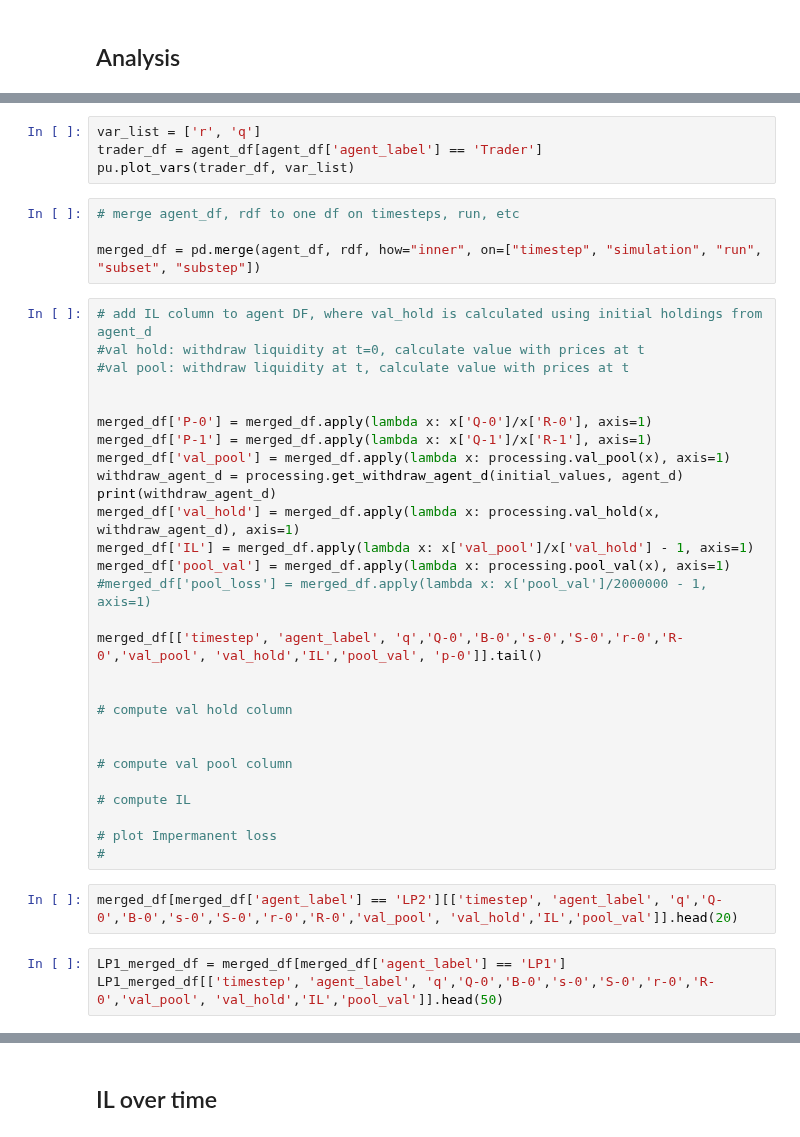
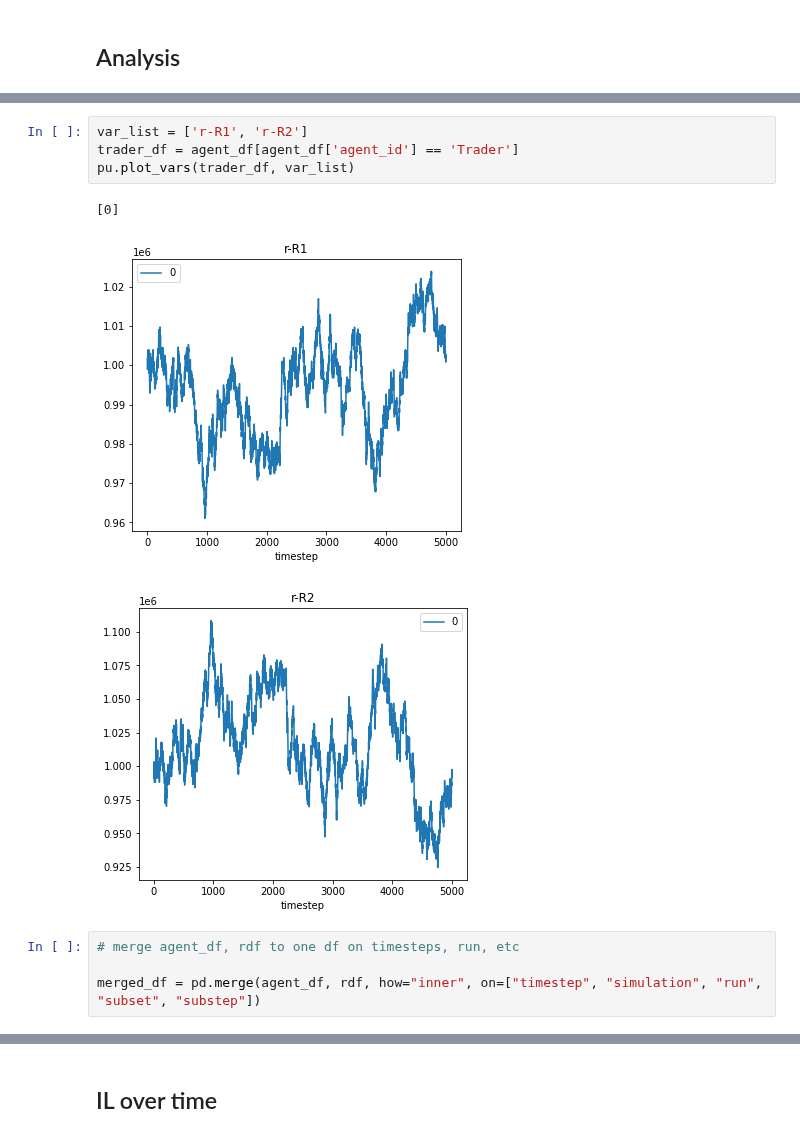
Before and after one commit to galacticcouncil/HydraDX-simulations, a Jupyter notebook: hydradx/TestIL.ipynb, the cells around one changed output, grey strips where cells are left out. Drawn from its saved outputs; the diff is of its cells as text.

```diff
--- a/hydradx/TestIL.ipynb
+++ b/hydradx/TestIL.ipynb
@@ -163,41 +156,12 @@ ValueError: num must be 1 <= num <= 3, not 4
 # %%
-var_list = ['r', 'q']
-trader_df = agent_df[agent_df['agent_label'] == 'Trader']
+var_list = ['r-R1', 'r-R2']
+trader_df = agent_df[agent_df['agent_id'] == 'Trader']
 pu.plot_vars(trader_df, var_list)
+# %% [output]
+[0]
+[figure, added]
+[figure, added]
 # %%
 # merge agent_df, rdf to one df on timesteps, run, etc
 
 merged_df = pd.merge(agent_df, rdf, how="inner", on=["timestep", "simulation", "run", "subset", "substep"])
-# %%
-# add IL column to agent DF, where val_hold is calculated using initial holdings from agent_d
-#val hold: withdraw liquidity at t=0, calculate value with prices at t
-#val pool: withdraw liquidity at t, calculate value with prices at t
-
-
-merged_df['P-0'] = merged_df.apply(lambda x: x['Q-0']/x['R-0'], axis=1)
-merged_df['P-1'] = merged_df.apply(lambda x: x['Q-1']/x['R-1'], axis=1)
-merged_df['val_pool'] = merged_df.apply(lambda x: processing.val_pool(x), axis=1)
-withdraw_agent_d = processing.get_withdraw_agent_d(initial_values, agent_d)
-print(withdraw_agent_d)
-merged_df['val_hold'] = merged_df.apply(lambda x: processing.val_hold(x, withdraw_agent_d), axis=1)
-merged_df['IL'] = merged_df.apply(lambda x: x['val_pool']/x['val_hold'] - 1, axis=1)
-merged_df['pool_val'] = merged_df.apply(lambda x: processing.pool_val(x), axis=1)
-#merged_df['pool_loss'] = merged_df.apply(lambda x: x['pool_val']/2000000 - 1, axis=1)
-
-merged_df[['timestep', 'agent_label', 'q','Q-0','B-0','s-0','S-0','r-0','R-0','val_pool', 'val_hold','IL','pool_val', 'p-0']].tail()
-
-
-# compute val hold column
-
-
-# compute val pool column
-
-# compute IL
-
-# plot Impermanent loss
-#
-# %%
-merged_df[merged_df['agent_label'] == 'LP2'][['timestep', 'agent_label', 'q','Q-0','B-0','s-0','S-0','r-0','R-0','val_pool', 'val_hold','IL','pool_val']].head(20)
-# %%
-LP1_merged_df = merged_df[merged_df['agent_label'] == 'LP1']
-LP1_merged_df[['timestep', 'agent_label', 'q','Q-0','B-0','s-0','S-0','r-0','R-0','val_pool', 'val_hold','IL','pool_val']].head(50)
```
Also changed, not shown: parts of 12 cells of this notebook.
